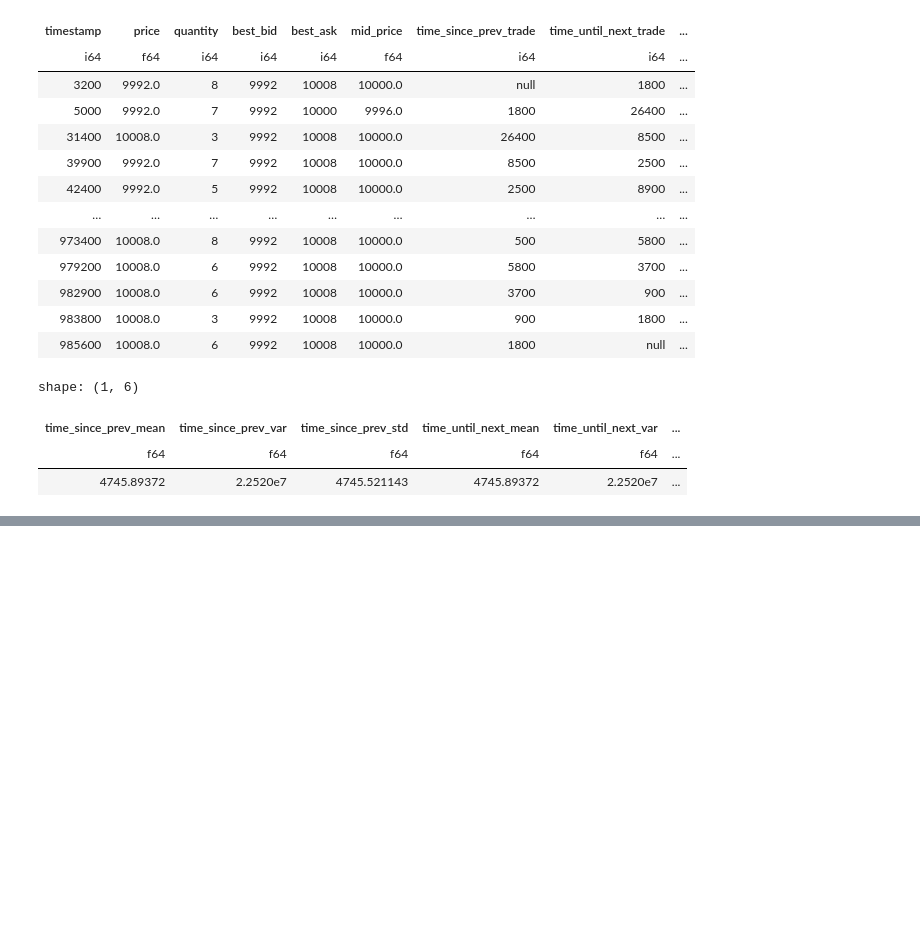
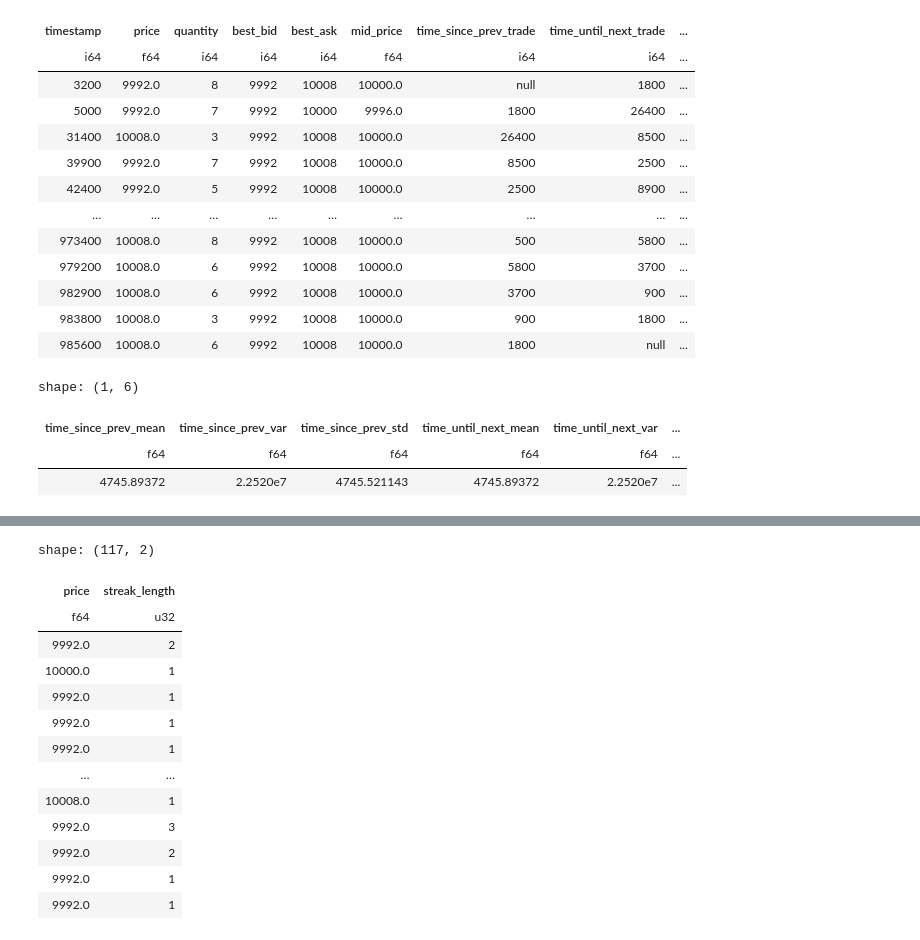
Before and after one commit to MrMoneyInTheBank/Prosperity, a Jupyter notebook: src/notebooks/products_analysis/emeralds.ipynb, the cells around one changed output, grey strips where cells are left out. Cells and saved outputs as stored; diff of their text form; code cells hidden in the pictures; blank space fills up the shorter version.

```diff
--- a/src/notebooks/products_analysis/emeralds.ipynb
+++ b/src/notebooks/products_analysis/emeralds.ipynb
@@ -17,6 +17,8 @@ EMERALDS: t.Final[Product] = Product.EMERALDS
 ROUND: t.Final[int] = 0
 DAY: t.Final[int] = -1
 
-analysis_result: AnalysisResult = run_analysis(ROUND, DAY, EMERALDS)
-orderbook_analysis: OrderbookAnalysisResult = analysis_result.orderbook_analysis_result
-trades_analysis: TradesAnalysisResult = analysis_result.trades_analysis_result
+analysis_result: t.Final[AnalysisResult] = run_analysis(ROUND, DAY, EMERALDS)
+orderbook_analysis: t.Final[OrderbookAnalysisResult] = (
+    analysis_result.orderbook_analysis_result
+)
+trades_analysis: t.Final[TradesAnalysisResult] = analysis_result.trades_analysis_result
@@ -93,6 +84,11 @@ Given that the mean and variance of the log returns for emeralds is essentially
 # %%
 trades_data: t.Final[pl.DataFrame] = trades_analysis.trades_data
 time_interval_stats: t.Final[pl.DataFrame] = trades_analysis.time_interval_stats
+quantities_stats: t.Final[pl.DataFrame] = trades_analysis.quantities_stats
+order_side_stats: t.Final[pl.DataFrame] = trades_analysis.order_side_stats
+trade_price_streaks_stats: t.Final[pl.DataFrame] = (
+    trades_analysis.trade_price_streaks_stats
+)
 trades_plots: t.Final[Plots] = trades_analysis.plots
 
 trades_data
@@ -121,3 +131,20 @@ shape: (1, 6)
+# %%
+trade_price_streaks_stats
+# %% [output]
+shape: (117, 2)
+| price | streak_length |
+| f64 | u32 |
+| 9992.0 | 2 |
+| 10000.0 | 1 |
+| 9992.0 | 1 |
+| 9992.0 | 1 |
+| 9992.0 | 1 |
+| … | … |
+| 10008.0 | 1 |
+| 9992.0 | 3 |
+| 9992.0 | 2 |
+| 9992.0 | 1 |
+| 9992.0 | 1 |
 # %%
 display_plots(trades_plots)
 # %% [output]
```
Also changed, not shown: parts of 6 cells of this notebook.
